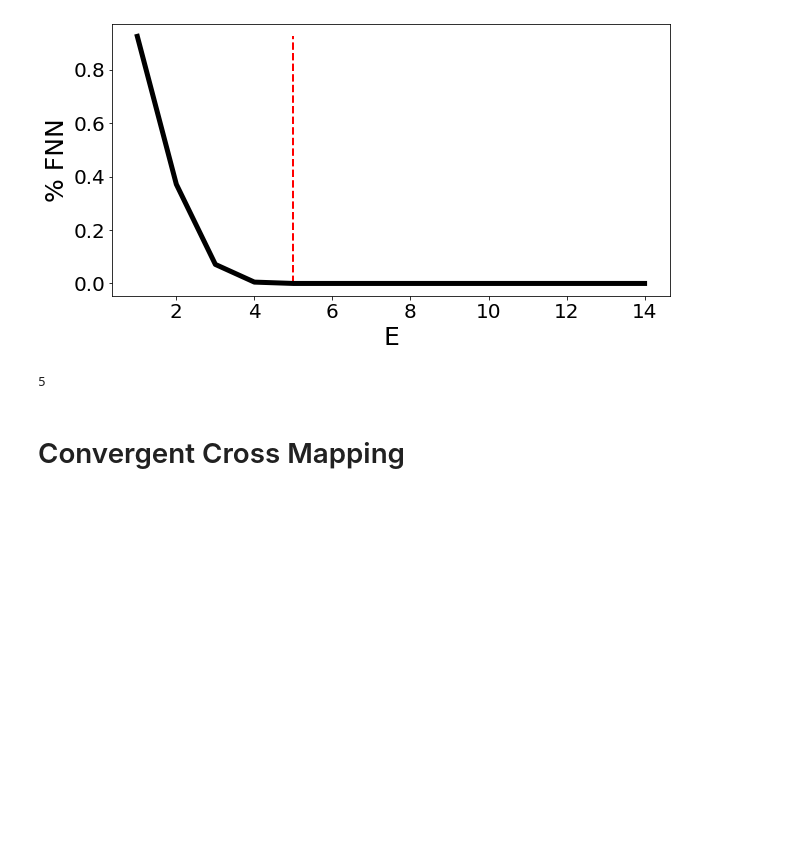
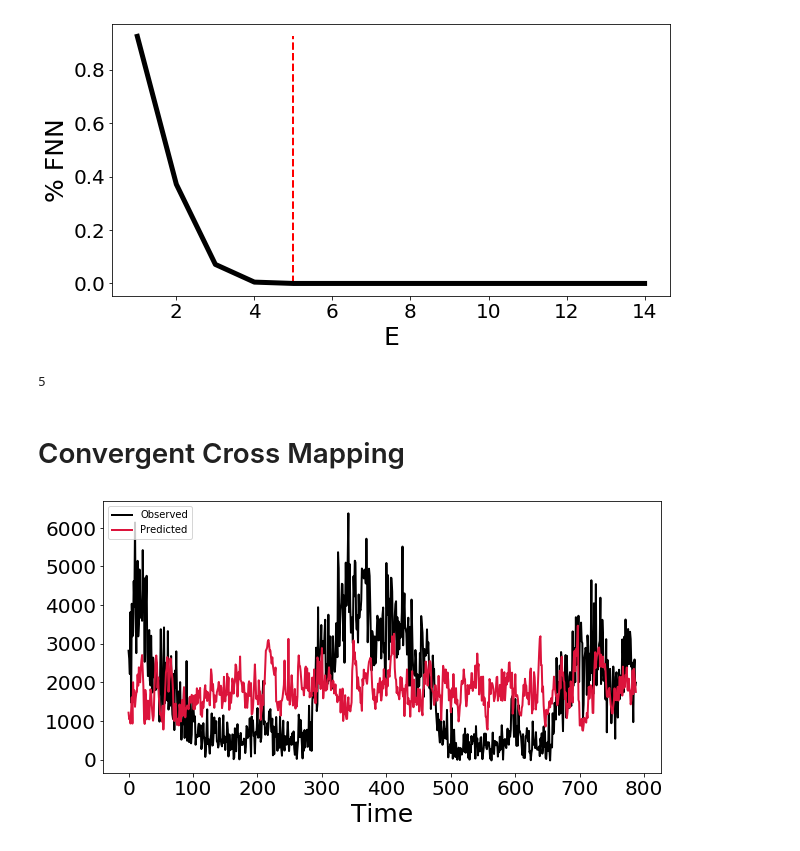
Before and after one commit to dafishcode/empirical_dynamic_modelling, a Jupyter notebook: CCM_run.ipynb, the cells around one changed output. Saved outputs shown, nothing was run; the diff lists cells and outputs as text; code cells hidden in the pictures; blank space fills up the shorter version.

```diff
--- a/CCM_run.ipynb
+++ b/CCM_run.ipynb
@@ -457,22 +427,31 @@ ax.set_zlabel("z")
 # %%
-#BUILD CCM
-from scipy import spatial
-import numpy as np
+# CCM - cross map from one manifold to another to build prediction
+# Visualise observed vs predicted time series
 
-#How are 2 variables causally related?
-#Can we use shadow manifold X to predict Y, and vice versa?
-#Causal flow: if Mx-->Y, then Y causes X; if My-->X, then X causes Y
 
 # NB parameters may be different across each variable
-effect = {'data': xs, 'E': 3, 'tau': 14} #variable being tested as the effected variables - ie lib manifold
-cause = {'data': ys, 'E': 3, 'tau': 15} #variable being tested as causative factor - ie pred manifold
-
+cause = {'data': xs, 'E': 3, 'tau': 15} #variable being tested as causative factor - ie pred manifold
+effect = {'data': ys, 'E': 3, 'tau': 15} #variable being tested as the effected variables - ie lib manifold
 l_range = np.arange(20, 800, 20) #library size range
 
+#Define variables
 lib, lib_E, lib_tau = effect['data'], effect['E'], effect['tau'] # This is the variable that will be used to predict -  the effected variable.
 pred, pred_E, pred_tau = cause['data'], cause['E'], cause['tau'] # This is the variable that will be predicted - the causative variable.
+lib_m = efn.takens_embed(lib_E, lib_tau, lib)
+pred_m = efn.takens_embed(pred_E, pred_tau, pred)
 
-lib_m = lfn.takens_embed(lib_E, lib_tau, lib)
-pred_m = lfn.takens_embed(pred_E, pred_tau, pred)
+#Cross map across full manifolds
+#=====================================
+obs,pred = efn.crossmap(lib_m, pred_m)
 
-#X_Y = CCM(l_range, lib_m, pred_m)
+fig = plt.figure(figsize = (10,5))
+plt.plot(obs, c = 'k', lw = 2, label = 'Observed')
+plt.plot(pred, c = 'crimson', lw = 2, alpha = 1, label = 'Predicted')
+
+plt.xlabel("Time", size = 25)
+plt.xticks(fontsize = 20)
+plt.yticks(fontsize = 20)
+plt.legend(loc = 2)
+plt.show()
+# %% [output]
+[figure, added]
```
Also changed, not shown: parts of 31 cells of this notebook, 2 other files.
